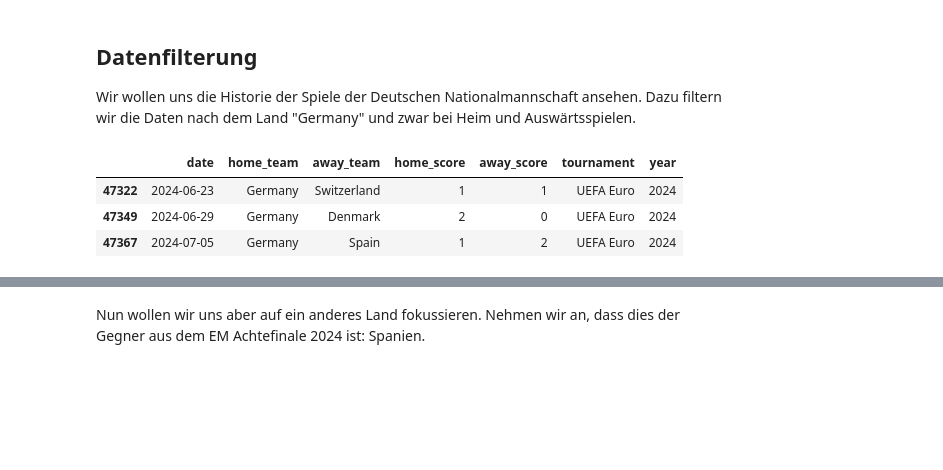
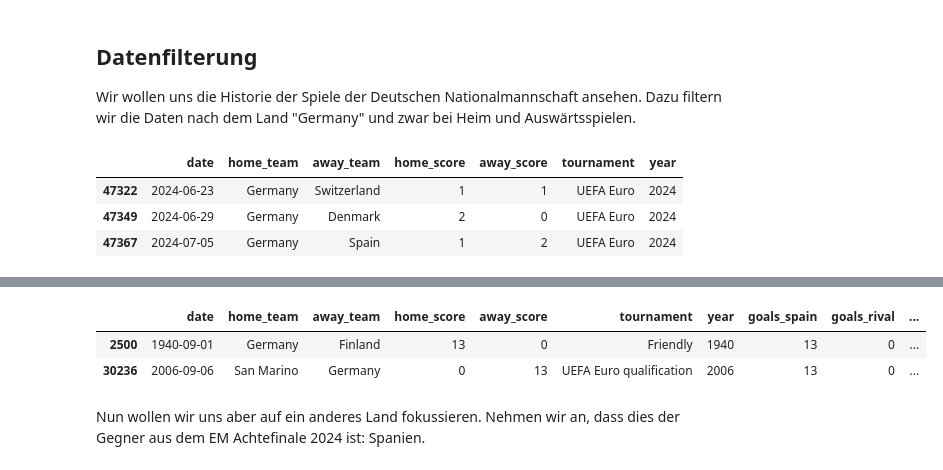
Before and after one commit to SebastianZug/RoboLabVortraege, a Jupyter notebook: 19_Fussball/02_football_final.ipynb, the cells around one changed output, grey strips where cells are left out. Drawn from its saved outputs; the diff is of its cells as text; code cells hidden in the pictures; blank space fills up the shorter version.

```diff
--- a/19_Fussball/02_football_final.ipynb
+++ b/19_Fussball/02_football_final.ipynb
@@ -80,3 +80,10 @@ df_germany.tail(3)
 | 47322 | 2024-06-23 | Germany | Switzerland | 1 | 1 | UEFA Euro | 2024 |
 | 47349 | 2024-06-29 | Germany | Denmark | 2 | 0 | UEFA Euro | 2024 |
 | 47367 | 2024-07-05 | Germany | Spain | 1 | 2 | UEFA Euro | 2024 |
+# %%
+df_spain['goals_spain'] = df_spain.apply(lambda row: row['home_score'] if row['home_team'] == 'Germany' else row['away_score'], axis=1)
+df_spain['goals_rival'] = df_spain.apply(lambda row: row['home_score'] if row['home_team'] != 'Germany' else row['away_score'], axis=1)
+df_spain['loose'] = df_spain.apply(lambda row: True if row['goals_rival'] > row['goals_spain'] else False, axis=1)
+df_spain['rival'] = df_spain.apply(lambda row: row['home_team'] if row['home_team'] != 'Germany' else row['away_team'], axis=1)
+
+df_spain.shape
@@ -83,3 +112,9 @@ df_germany.tail(3)
+# %%
+df_spain[df_spain.goals_spain == df_spain.goals_spain.max()]
+# %% [output]
+|  | date | home_team | away_team | home_score | away_score | tournament | year | goals_spain | goals_rival | ... |
+| 2500 | 1940-09-01 | Germany | Finland | 13 | 0 | Friendly | 1940 | 13 | 0 | ... |
+| 30236 | 2006-09-06 | San Marino | Germany | 0 | 13 | UEFA Euro qualification | 2006 | 13 | 0 | ... |
 # %% [markdown]
 Nun wollen wir uns aber auf ein anderes Land fokussieren. Nehmen wir an, dass dies der Gegner aus dem EM Achtefinale 2024 ist: Spanien.
 # %%
```
Also changed, not shown: parts of 4 cells of this notebook, 2 other files.
